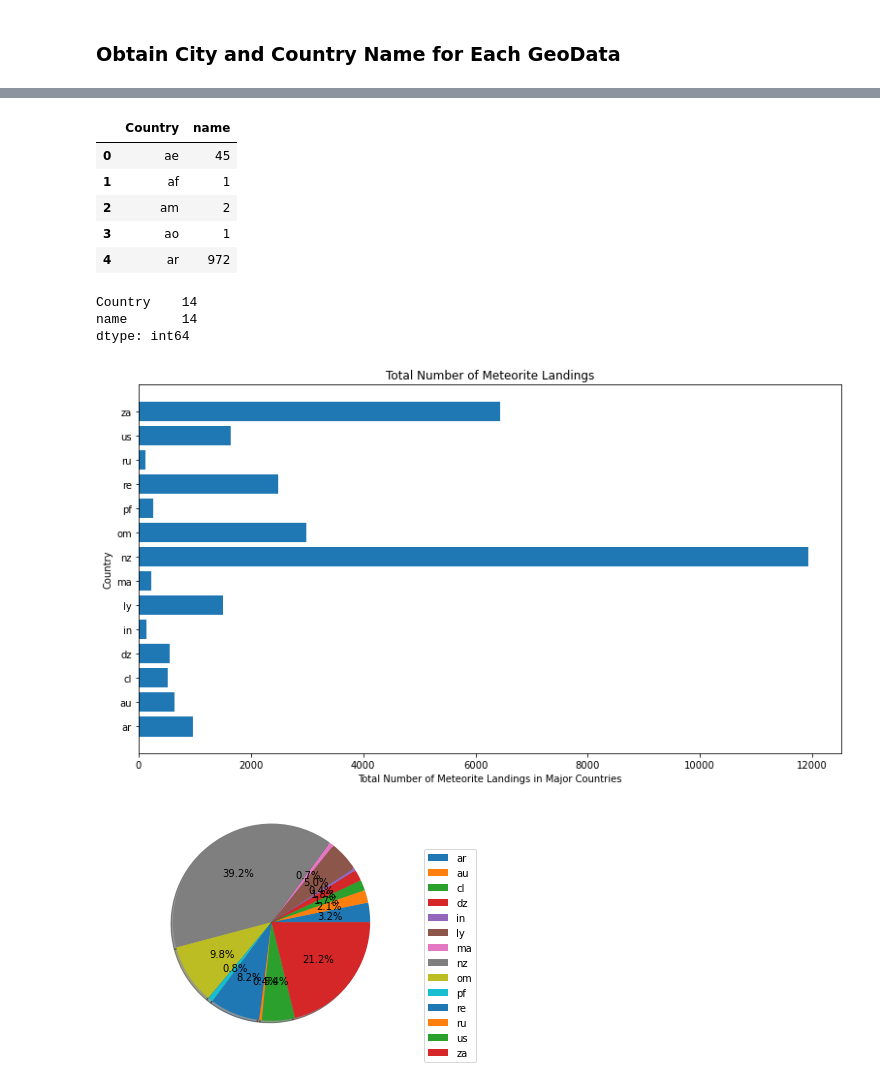
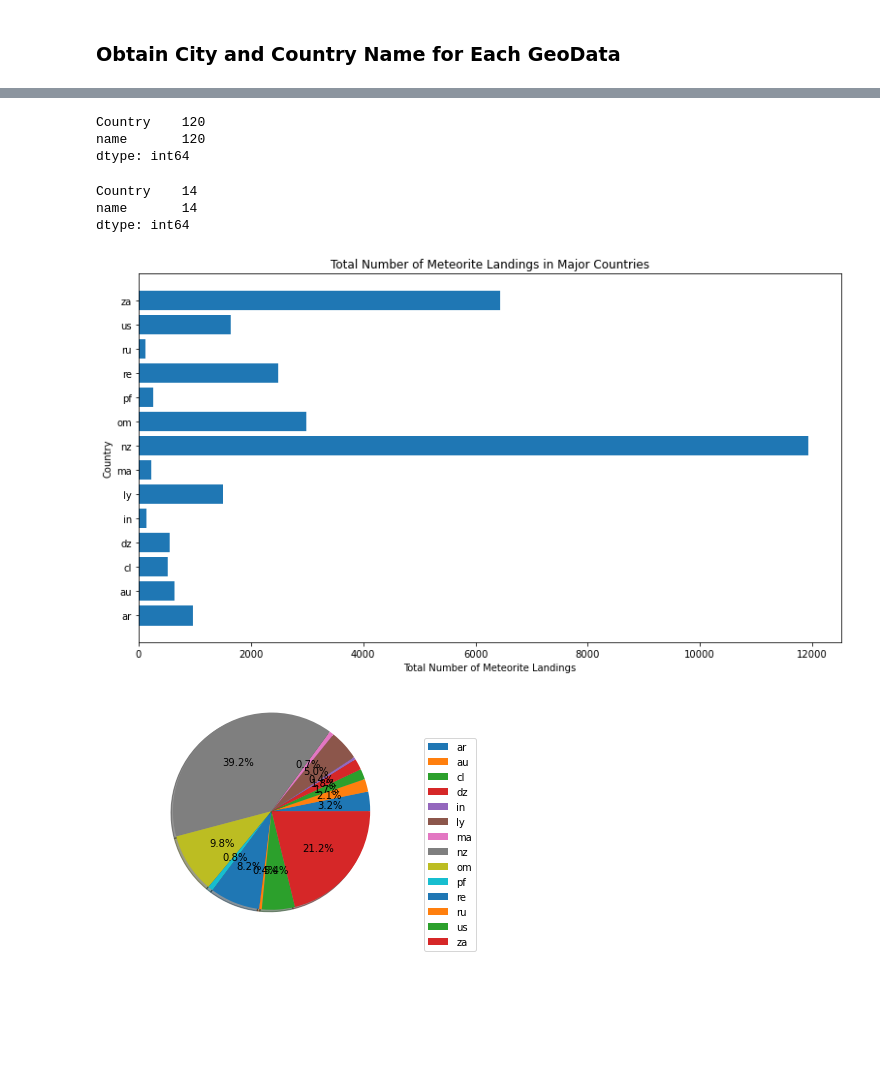
Before and after one commit to jessyoder/Project-1-Meteorites, a Jupyter notebook: NASA_Meteorite_City_Country.ipynb, the cells around one changed output, grey strips where cells are left out. Drawn from its saved outputs; the diff is of its cells as text; code cells hidden in the pictures; blank space fills up the shorter version.

```diff
--- a/NASA_Meteorite_City_Country.ipynb
+++ b/NASA_Meteorite_City_Country.ipynb
@@ -113,12 +149,10 @@ Name: name, Length: 120, dtype: int64
 country_geo_count_df.to_csv("country_geo_count.csv", encoding="utf-8", index=True)
 # %%
 country_geo_count_df = pd.read_csv("country_geo_count.csv")
-country_geo_count_df.head()
-# %% [output]
-|  | Country | name |
-| 0 | ae | 45 |
-| 1 | af | 1 |
-| 2 | am | 2 |
-| 3 | ao | 1 |
-| 4 | ar | 972 |
+# %%
+country_geo_count_df.count()
+# %% [output]
+Country    120
+name       120
+dtype: int64
 # %%
@@ -131,16 +166,16 @@ dtype: int64
 # %%
 x_axis = major_country_geo_count_df["Country"]
 y_axis = major_country_geo_count_df["name"]
 plt.figure(figsize=(13,7))
 plt.barh(x_axis, y_axis)
-plt.title("Total Number of Meteorite Landings")
-plt.xlabel("Total Number of Meteorite Landings in Major Countries")
+plt.title("Total Number of Meteorite Landings in Major Countries")
+plt.xlabel("Total Number of Meteorite Landings")
 plt.ylabel("Country")
 
-plt.savefig("06 Total Number of Meteorite Landings in Major Countries")
+#plt.savefig("06 Total Number of Meteorite Landings in Major Countries")
 plt.show()
 # %% [output]
-[figure, old version]
+[figure, new version]
 # %%
 # Pie Chart
 pie = plt.pie(major_country_geo_count_df["name"], shadow=True, autopct='%1.1f%%')
```
Also changed, not shown: parts of 13 cells of this notebook, 12 other files.
